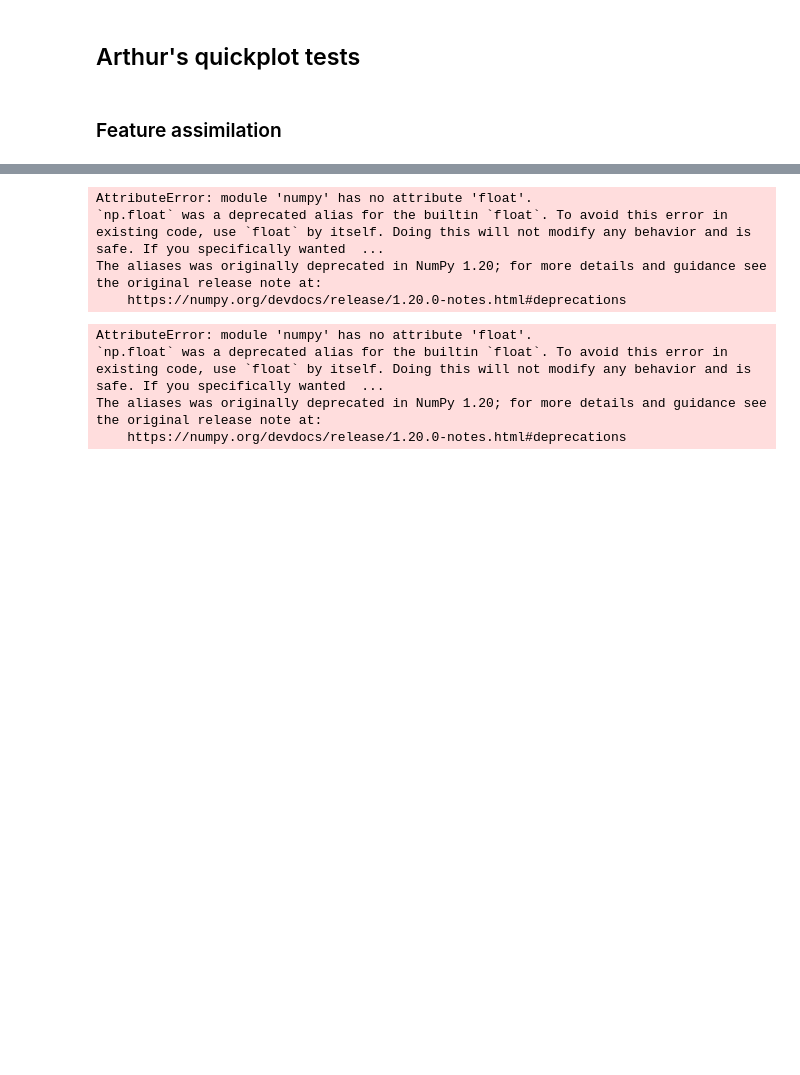
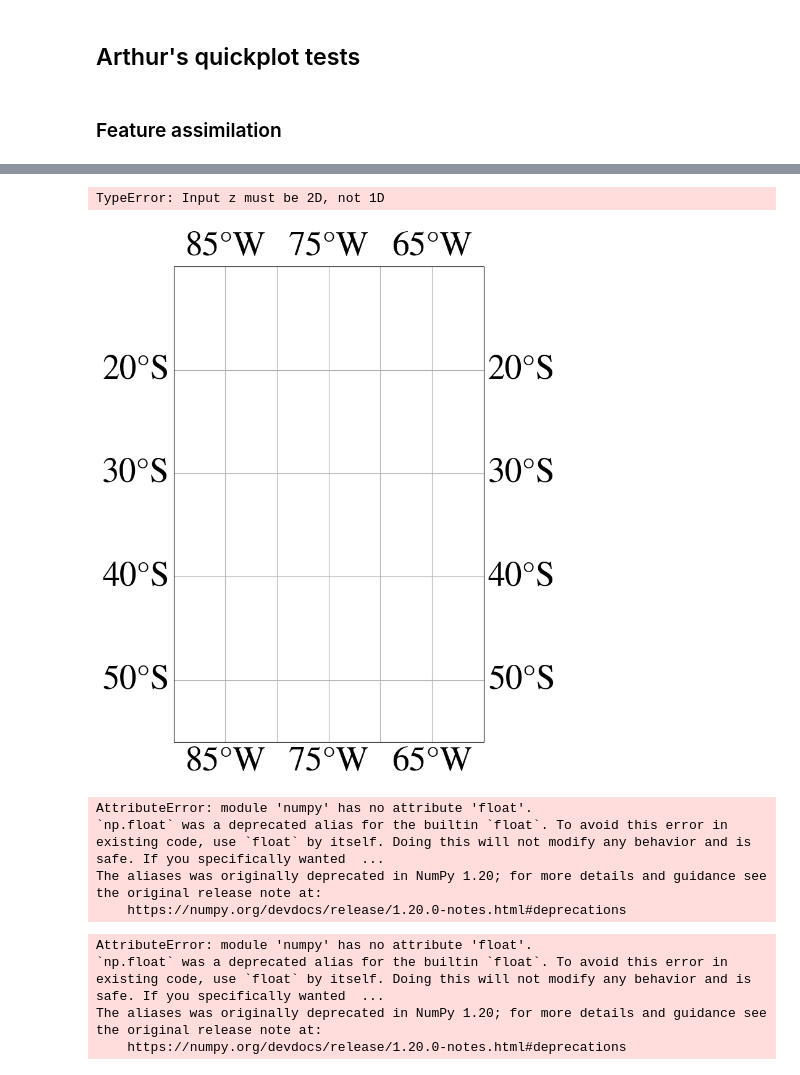
Before and after one commit to tbeucler/ml4rt, a Jupyter notebook: notebooks_tbeucler/09_Arthur_Figures.ipynb, the cells around one changed output, grey strips where cells are left out. Cells and saved outputs as stored; diff of their text form; code cells hidden in the pictures; blank space fills up the shorter version.

```diff
--- a/notebooks_tbeucler/09_Arthur_Figures.ipynb
+++ b/notebooks_tbeucler/09_Arthur_Figures.ipynb
@@ -108,0 +198,2 @@ AttributeError: 'ProjectPlotter' object has no attribute 'mapplot'
+# %%
+data = pkl_file
@@ -109,3 +204,34 @@ AttributeError: 'ProjectPlotter' object has no attribute 'mapplot'
+# %%
+# Assuming 'data' is a dictionary and contains latitude and longitude grids
+lat = data['clat']
+lon = data['clon']
+variable = data['cl_area'].values[0,22,:]  # Assuming indexing by time and height
+
+# Create a figure and add a GeoAxes to the figure
+fig, ax = plt.subplots(figsize=(10, 10), subplot_kw={'projection': ccrs.PlateCarree()})
+
+# Set the extent of the map
+ax.set_extent([-90.0, -60.0, -56.0, -10.0], crs=ccrs.PlateCarree())
+
+# Add gridlines
+ax.gridlines(draw_labels=True, x_inline=False, y_inline=False)
+
+# Plotting the data
+contourf = ax.contourf(lon, lat, variable, levels=[10*k for k in range(11)], cmap='Blues_r', transform=ccrs.PlateCarree())
+
+# Add colorbar
+cbar = plt.colorbar(contourf, ax=ax, orientation='vertical')
+cbar.ax.set_title('Scale')
+cbar.ax.tick_params(labelsize=20)
+
+# Set the title and its size
+ax.set_title('REF (High-res)', fontsize=20)
+
+# Show the plot
+plt.show()
+# %% [output]
+TypeError: Input z must be 2D, not 1D
+[figure, added]
 # %%
 pkl_file = contents['pickled_data/wgrid_20160811-15_timmean_sfs4nn-ref.pkl']
 
```
Also changed, not shown: parts of 17 cells of this notebook.
